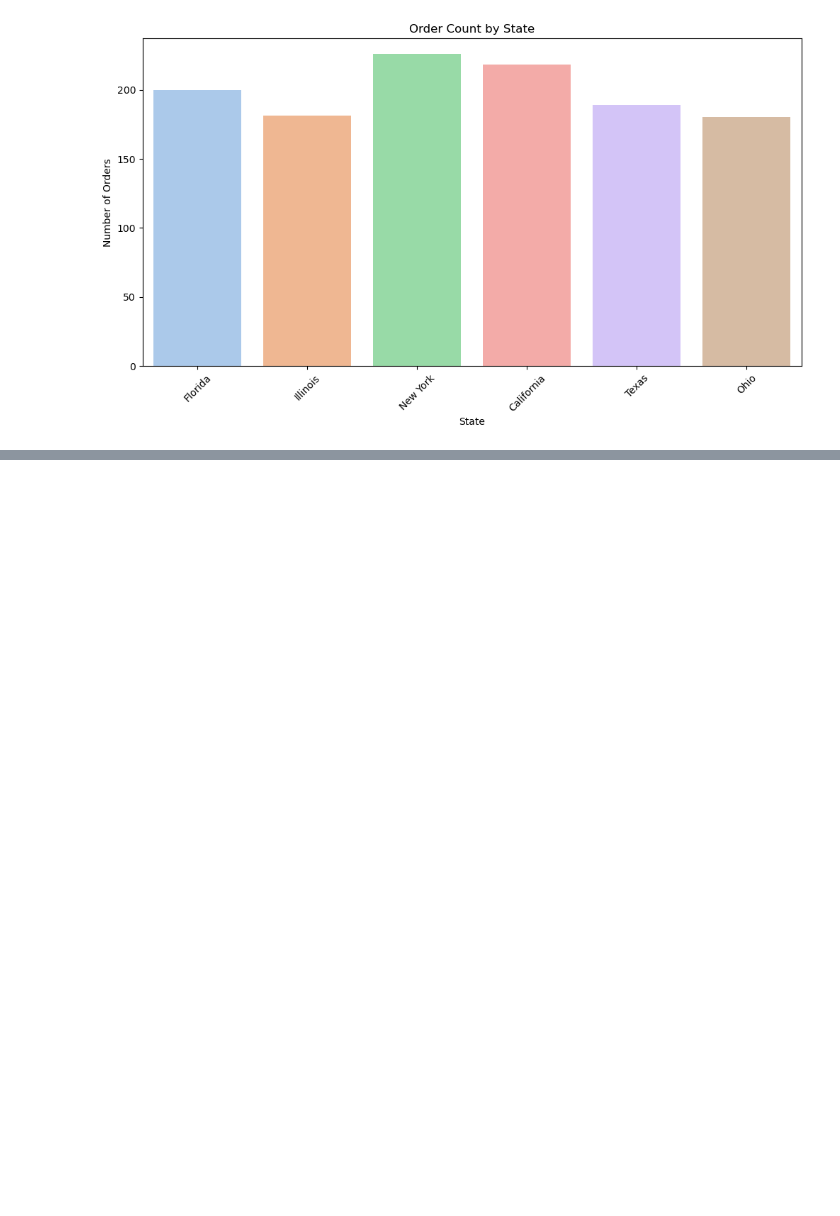
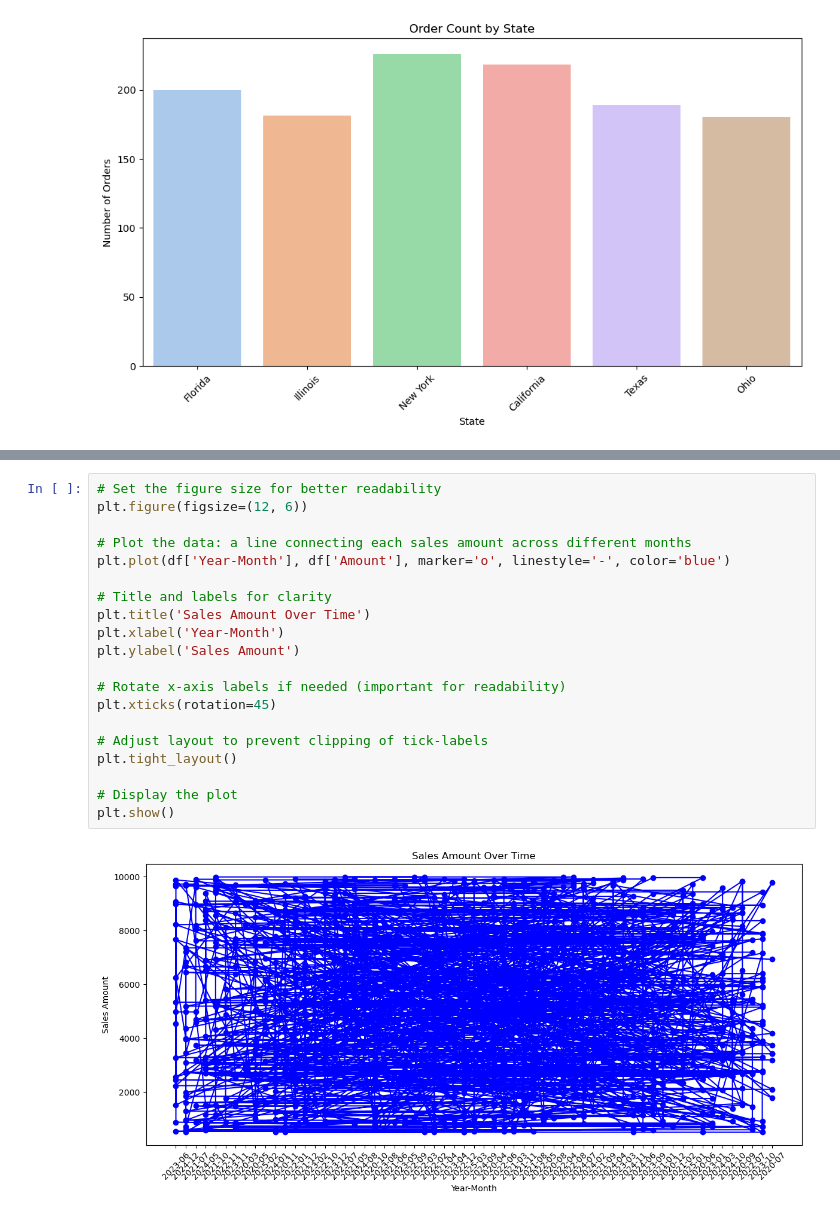
Before and after one commit to vybhavk24/data_analytics_certifications, a Jupyter notebook: IBM_DATA_ANALYST/8_Data_Visualization_with_Python/Module_1/Practice/IBM_c8_m1_practice.ipynb, the cells around one changed output, grey strips where cells are left out. Saved outputs shown, nothing was run; the diff lists cells and outputs as text; blank space fills up the shorter version.

```diff
--- a/IBM_DATA_ANALYST/8_Data_Visualization_with_Python/Module_1/Practice/IBM_c8_m1_practice.ipynb
+++ b/IBM_DATA_ANALYST/8_Data_Visualization_with_Python/Module_1/Practice/IBM_c8_m1_practice.ipynb
@@ -135,0 +154,22 @@ Passing `palette` without assigning `hue` is deprecated and will be removed in v
+# %%
+# Set the figure size for better readability
+plt.figure(figsize=(12, 6))
+
+# Plot the data: a line connecting each sales amount across different months
+plt.plot(df['Year-Month'], df['Amount'], marker='o', linestyle='-', color='blue')
+
+# Title and labels for clarity
+plt.title('Sales Amount Over Time')
+plt.xlabel('Year-Month')
+plt.ylabel('Sales Amount')
+
+# Rotate x-axis labels if needed (important for readability)
+plt.xticks(rotation=45)
+
+# Adjust layout to prevent clipping of tick-labels
+plt.tight_layout()
+
+# Display the plot
+plt.show()
+# %% [output]
+[figure, added]
```
Also changed, not shown: parts of 2 cells of this notebook, 3 other files.
